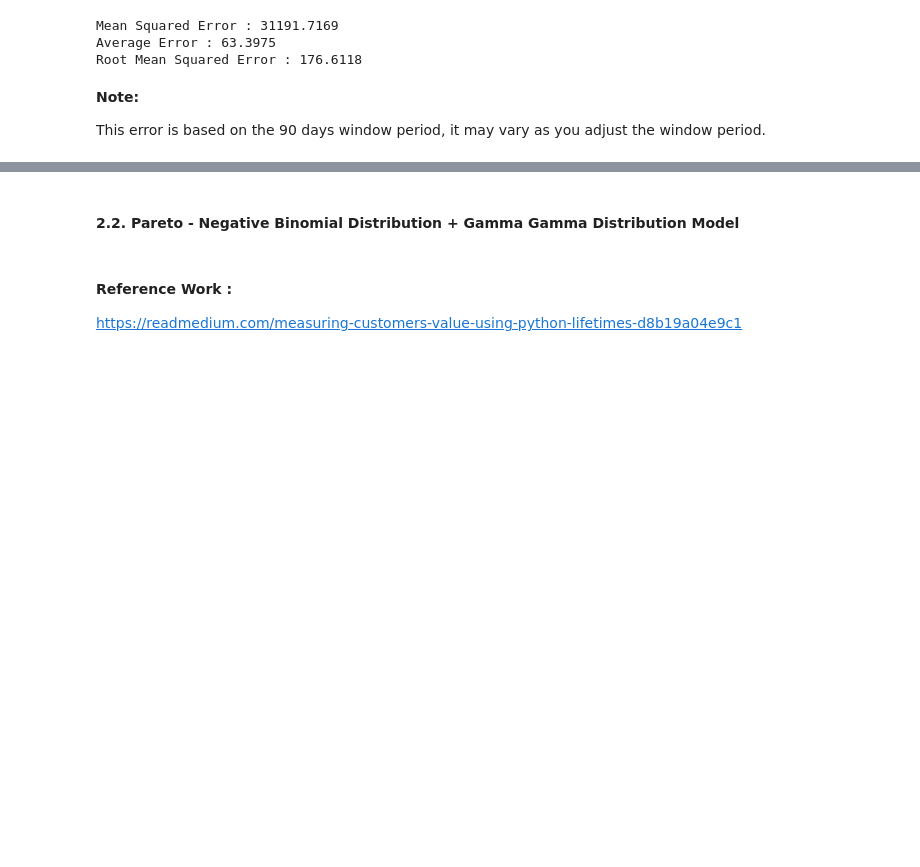
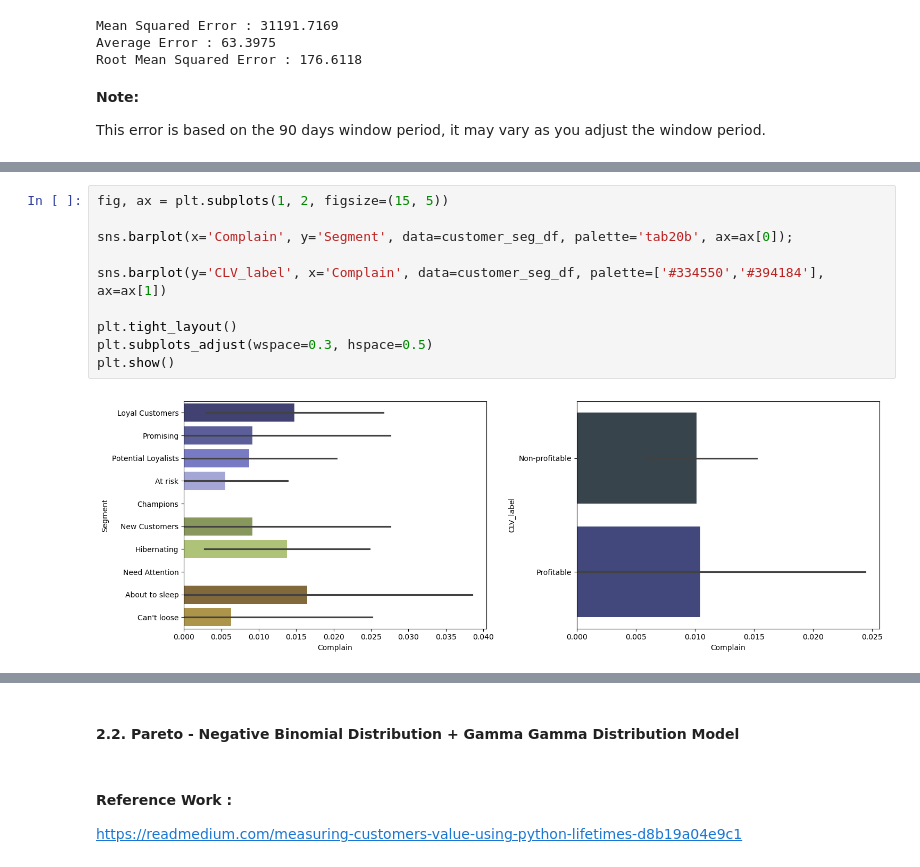
Before and after one commit to annugit1655/Customer-Behaviour-Analysis-with-CLTV, a Jupyter notebook: notebooks/04-CLTV-Probabilistic-models.ipynb, the cells around one changed output, grey strips where cells are left out. Saved outputs shown, nothing was run; the diff lists cells and outputs as text; blank space fills up the shorter version.

```diff
--- a/notebooks/04-CLTV-Probabilistic-models.ipynb
+++ b/notebooks/04-CLTV-Probabilistic-models.ipynb
@@ -469,0 +673,12 @@ sns.heatmap(df_summary[['Frequency', 'Monetary']].corr(), annot=True);
+# %%
+fig, ax = plt.subplots(1, 2, figsize=(15, 5))
+
+sns.barplot(x='Complain', y='Segment', data=customer_seg_df, palette='tab20b', ax=ax[0]);
+
+sns.barplot(y='CLV_label', x='Complain', data=customer_seg_df, palette=['#334550','#394184'], ax=ax[1])
+
+plt.tight_layout()
+plt.subplots_adjust(wspace=0.3, hspace=0.5)
+plt.show()
+# %% [output]
+[figure, added]
```
Also changed, not shown: parts of 32 cells of this notebook.
